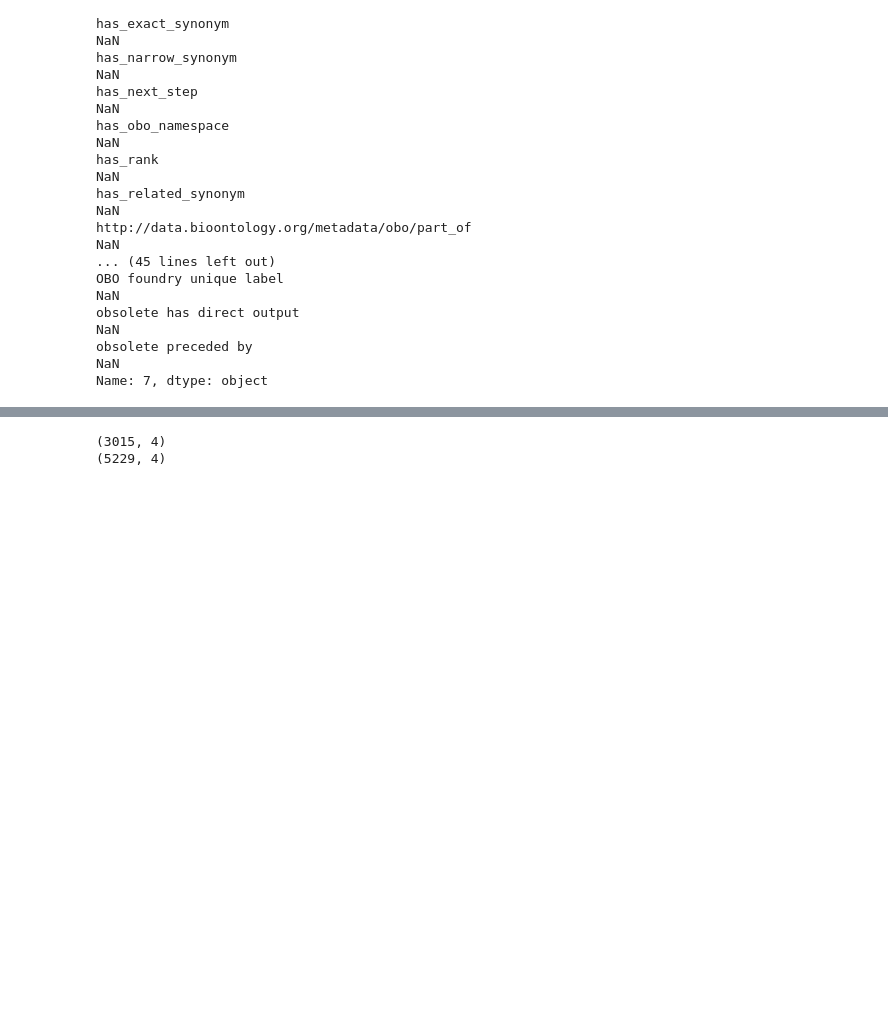
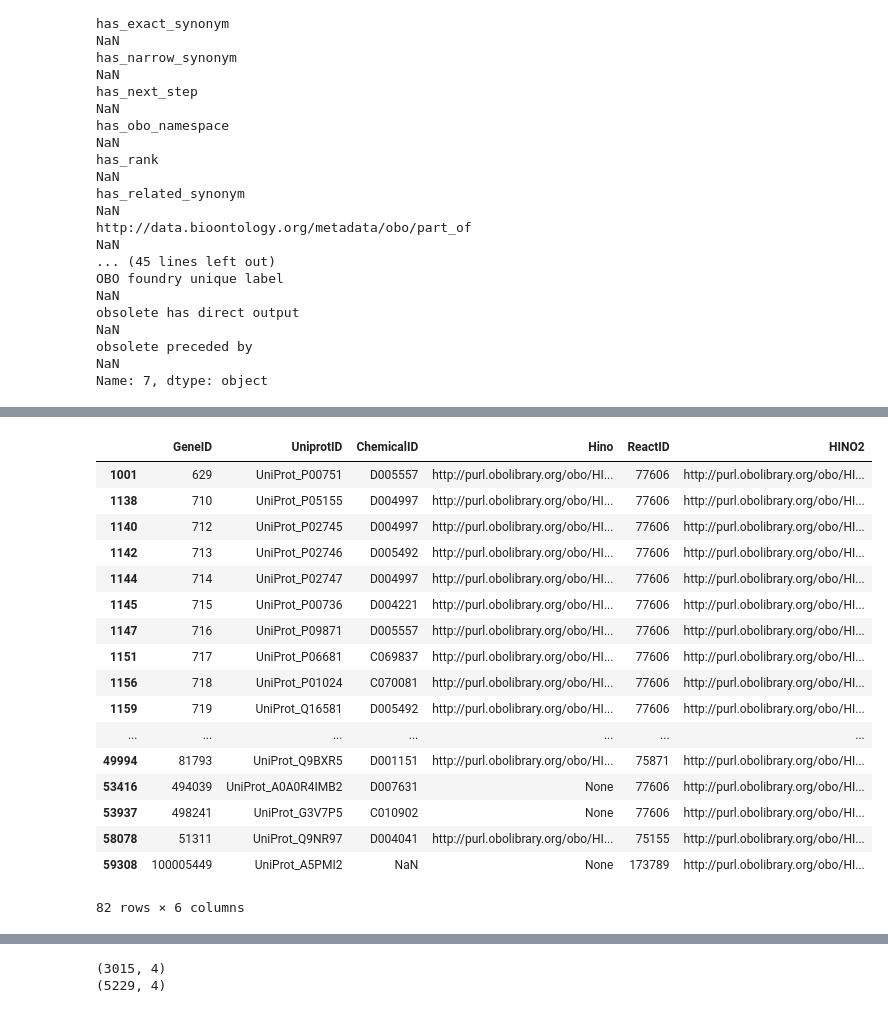
Before and after one commit to colemai/msc-thesis, a Jupyter notebook: opa/hinoVecs.ipynb, the cells around one changed output, grey strips where cells are left out. Drawn from its saved outputs; the diff is of its cells as text; code cells hidden in the pictures; blank space fills up the shorter version.

```diff
--- a/opa/hinoVecs.ipynb
+++ b/opa/hinoVecs.ipynb
@@ -156,0 +197,21 @@ dis_g_uni.head()
+# %%
+chem_g_uni[chem_g_uni.HINO2.notna()]
+# %% [output]
+|  | GeneID | UniprotID | ChemicalID | Hino | ReactID | HINO2 |
+| 1001 | 629 | UniProt_P00751 | D005557 | http://purl.obolibrary.org/obo/HI... | 77606 | http://purl.obolibrary.org/obo/HI... |
+| 1138 | 710 | UniProt_P05155 | D004997 | http://purl.obolibrary.org/obo/HI... | 77606 | http://purl.obolibrary.org/obo/HI... |
+| 1140 | 712 | UniProt_P02745 | D004997 | http://purl.obolibrary.org/obo/HI... | 77606 | http://purl.obolibrary.org/obo/HI... |
+| 1142 | 713 | UniProt_P02746 | D005492 | http://purl.obolibrary.org/obo/HI... | 77606 | http://purl.obolibrary.org/obo/HI... |
+| 1144 | 714 | UniProt_P02747 | D004997 | http://purl.obolibrary.org/obo/HI... | 77606 | http://purl.obolibrary.org/obo/HI... |
+| 1145 | 715 | UniProt_P00736 | D004221 | http://purl.obolibrary.org/obo/HI... | 77606 | http://purl.obolibrary.org/obo/HI... |
+| 1147 | 716 | UniProt_P09871 | D005557 | http://purl.obolibrary.org/obo/HI... | 77606 | http://purl.obolibrary.org/obo/HI... |
+| 1151 | 717 | UniProt_P06681 | C069837 | http://purl.obolibrary.org/obo/HI... | 77606 | http://purl.obolibrary.org/obo/HI... |
+| 1156 | 718 | UniProt_P01024 | C070081 | http://purl.obolibrary.org/obo/HI... | 77606 | http://purl.obolibrary.org/obo/HI... |
+| 1159 | 719 | UniProt_Q16581 | D005492 | http://purl.obolibrary.org/obo/HI... | 77606 | http://purl.obolibrary.org/obo/HI... |
+| ... | ... | ... | ... | ... | ... | ... |
+| 49994 | 81793 | UniProt_Q9BXR5 | D001151 | http://purl.obolibrary.org/obo/HI... | 75871 | http://purl.obolibrary.org/obo/HI... |
+| 53416 | 494039 | UniProt_A0A0R4IMB2 | D007631 | None | 77606 | http://purl.obolibrary.org/obo/HI... |
+| 53937 | 498241 | UniProt_G3V7P5 | C010902 | None | 77606 | http://purl.obolibrary.org/obo/HI... |
+| 58078 | 51311 | UniProt_Q9NR97 | D004041 | http://purl.obolibrary.org/obo/HI... | 75155 | http://purl.obolibrary.org/obo/HI... |
+| 59308 | 100005449 | UniProt_A5PMI2 | NaN | None | 173789 | http://purl.obolibrary.org/obo/HI... |
+82 rows × 6 columns
```
Also changed, not shown: parts of 15 cells of this notebook, 4 other files.
